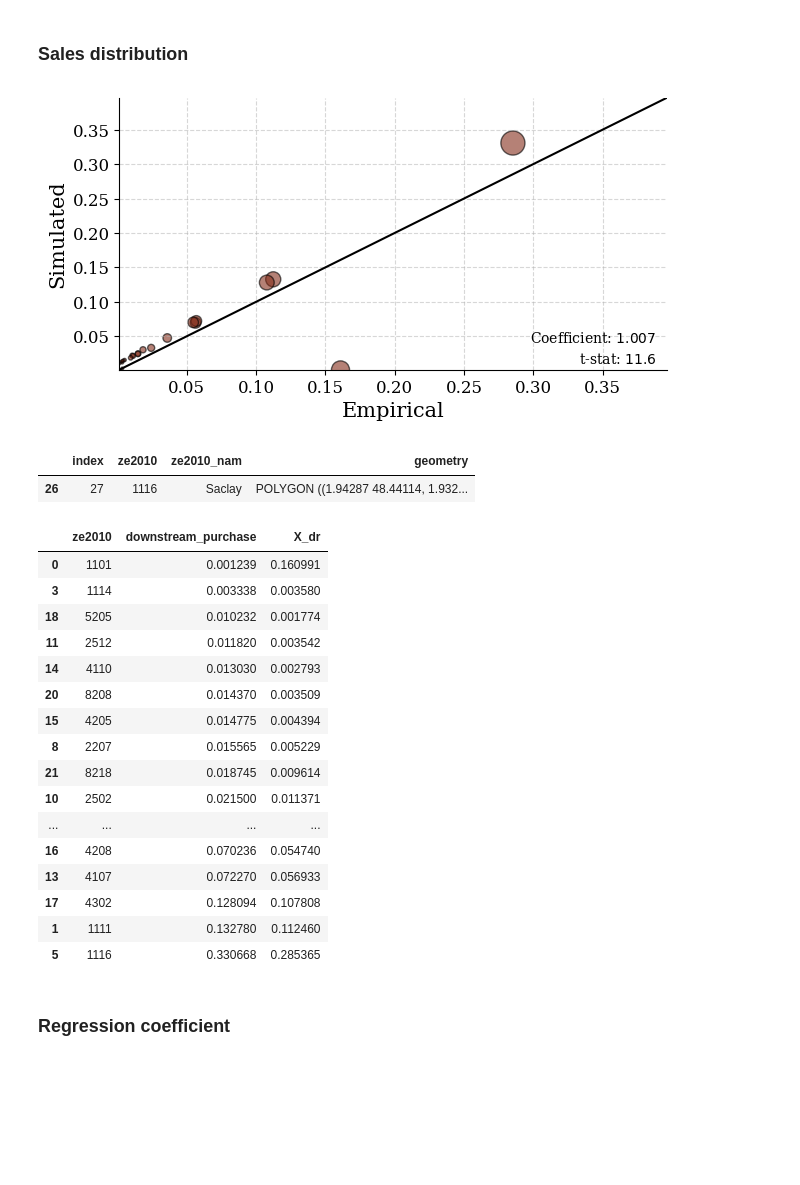
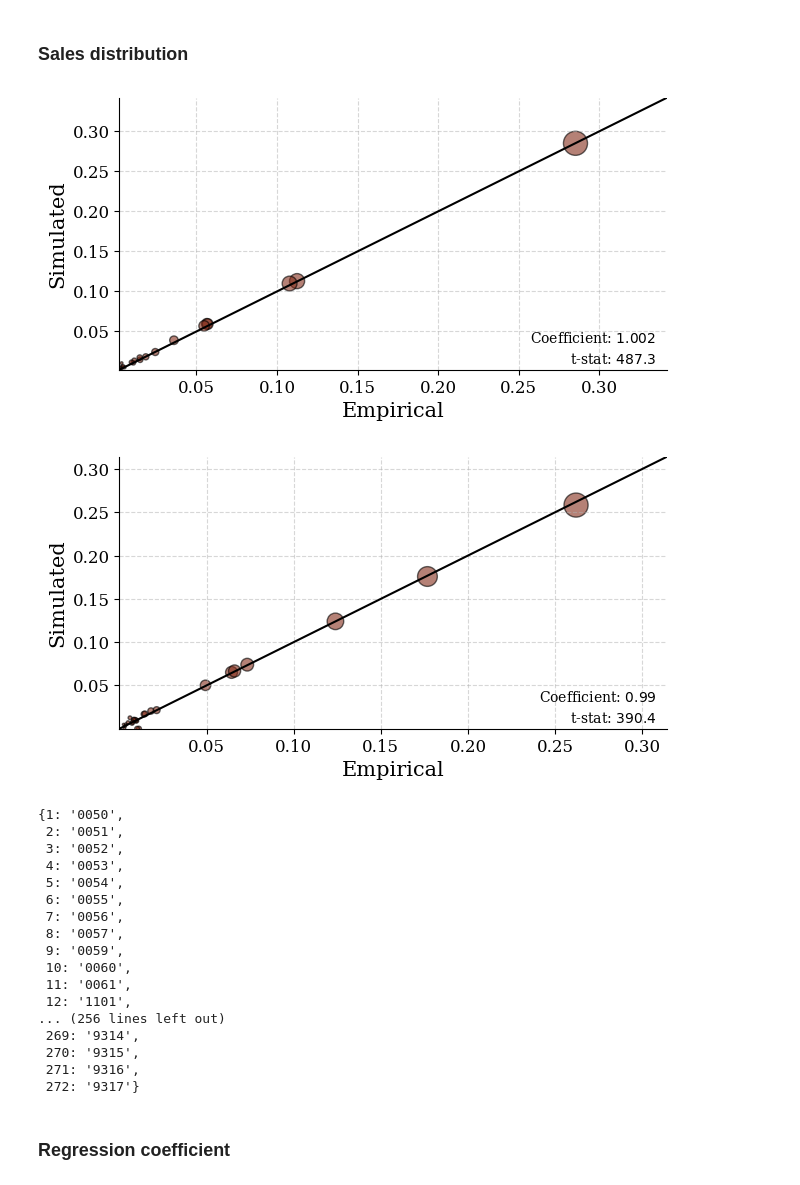
Before and after one commit to SwannChelly/SMM_Spatial_Comovement, a Jupyter notebook: analysis.ipynb, the cells around one changed output. Drawn from its saved outputs; the diff is of its cells as text; code cells hidden in the pictures; blank space fills up the shorter version.

```diff
--- a/analysis.ipynb
+++ b/analysis.ipynb
@@ -465,7 +466,7 @@ def load_industry_data(industry, industry_name):
 # =============================================================================
 
 # Load data
-data = load_industry_data("aero", "aero")
+data = load_industry_data("auto_23", "auto")
 
 # Unpack variables (optional - can also access via data['variable_name'])
 input_folder = data['input_folder']
@@ -514,7 +510,7 @@ array([1.48070658e-05, 2.36687839e-05, 2.49230777e-05, 4.95990465e-05,
 industry_dict = {"auto":{"industry_label":"auto_23","industry_name":"auto"},
 "aero":{"industry_label":"aero","industry_name":"aero"}}
 
-data = load_industry_data(industry_dict['aero']['industry_label'], industry_dict['aero']['industry_name'])
+data = load_industry_data(industry_dict['auto']['industry_label'], industry_dict['auto']['industry_name'])
 globals().update(data)  # In a script
 print(d)  # "C29A"
 filter_N_upstream_df.ze2010.nunique()
@@ -1013,61 +987,57 @@ for industry,industry_name in [['auto_23','auto'],['aero','aero']]:
     sector_names = filter_N_upstream_df[['A129']].drop_duplicates().sort_values(by = "A129").reset_index()
     sector_names.index +=1
     sector_names = sector_names['A129'].to_dict()
 
     ze_names = filter_N_upstream_df[['ze2010']].drop_duplicates().sort_values(by = "ze2010").reset_index()
     ze_names.index +=1
     ze_names = ze_names['ze2010'].to_dict()
 
     input_folder = f"../baseline_{industry}"
 
     df = pd.read_parquet(f"../reporting_{industry}/suppliers.parquet")
     df.rename(columns = {"ze2010_downstream":"ze2010_shocked"},inplace = True)
     df['ze2010_shocked'] = df.ze2010_shocked.map(ze_names)
     df['ze2010'] = df.ze2010.map(ze_names)
     df['A129'] = df.A129.map(sector_names)
 
 
     X_dr = pd.read_csv(os.path.join(input_folder, "X_dr.csv"))
     X_dr['ze2010'] = X_dr['ze2010'].astype(str).str.zfill(4)
 
     fig,ax = plt.subplots(figsize=get_figsize())
 
     downstream_sales = df[['ze2010_shocked',"downstream_purchase"]].drop_duplicates().rename(columns = {"ze2010_shocked":"ze2010"})
     downstream_sales = downstream_sales.query('downstream_purchase != 0').merge(X_dr,on = "ze2010")
     downstream_sales.X_dr/= downstream_sales.X_dr.sum()
+    downstream_sales['downstream_purchase'] /= downstream_sales['downstream_purchase'].sum()
 
 
-    bubble_scatter(ax,downstream_sales.X_dr,downstream_sales.downstream_purchase,xlabel = "Empirical",ylabel = "Simulated",title = "")
+    bubble_scatter(ax,downstream_sales.X_dr.values[1:],downstream_sales.downstream_purchase.values[1:],xlabel = "Empirical",ylabel = "Simulated",title = "")
 
     fig.savefig(os.path.join("../reporting_combined/", f'emp_sim_sales_distribution_{industry}.pdf'), format='pdf', bbox_inches='tight')
-    break
 # %% [output]
-[figure, old version]
+[figure, new version]
+[figure, added]
-# %%
-france.query("ze2010 == '1116'")
-# %% [output]
-|  | index | ze2010 | ze2010_nam | geometry |
-| 26 | 27 | 1116 | Saclay | POLYGON ((1.94287 48.44114, 1.932... |
-# %%
-downstream_sales.sort_values(by = 'downstream_purchase')
-# %% [output]
-|  | ze2010 | downstream_purchase | X_dr |
-| 0 | 1101 | 0.001239 | 0.160991 |
-| 3 | 1114 | 0.003338 | 0.003580 |
-| 18 | 5205 | 0.010232 | 0.001774 |
-| 11 | 2512 | 0.011820 | 0.003542 |
-| 14 | 4110 | 0.013030 | 0.002793 |
-| 20 | 8208 | 0.014370 | 0.003509 |
-| 15 | 4205 | 0.014775 | 0.004394 |
-| 8 | 2207 | 0.015565 | 0.005229 |
-| 21 | 8218 | 0.018745 | 0.009614 |
-| 10 | 2502 | 0.021500 | 0.011371 |
-| ... | ... | ... | ... |
-| 16 | 4208 | 0.070236 | 0.054740 |
-| 13 | 4107 | 0.072270 | 0.056933 |
-| 17 | 4302 | 0.128094 | 0.107808 |
-| 1 | 1111 | 0.132780 | 0.112460 |
-| 5 | 1116 | 0.330668 | 0.285365 |
+# %%
+ze_names
+# %% [output]
+{1: '0050',
+ 2: '0051',
+ 3: '0052',
+ 4: '0053',
+ 5: '0054',
+ 6: '0055',
+ 7: '0056',
+ 8: '0057',
+ 9: '0059',
+ 10: '0060',
+ 11: '0061',
+ 12: '1101',
+... (256 lines left out)
+ 269: '9314',
+ 270: '9315',
+ 271: '9316',
+ 272: '9317'}
 # %% [markdown]
 ### Regression coefficient
 # %%
```
Also changed, not shown: parts of 28 cells of this notebook, 4 other files.
